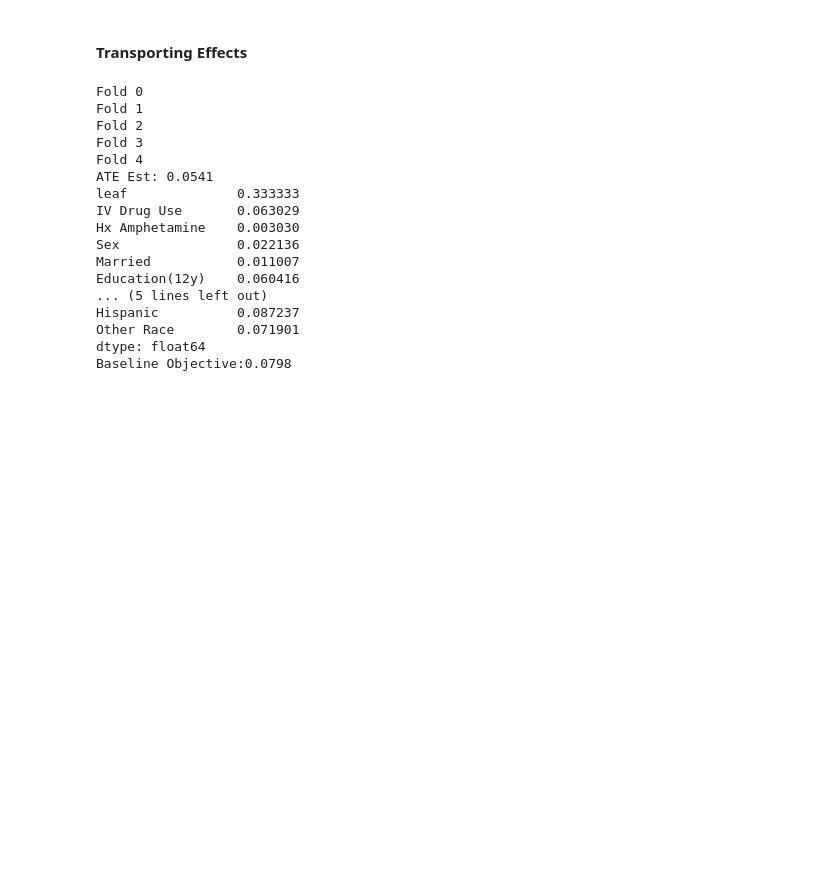
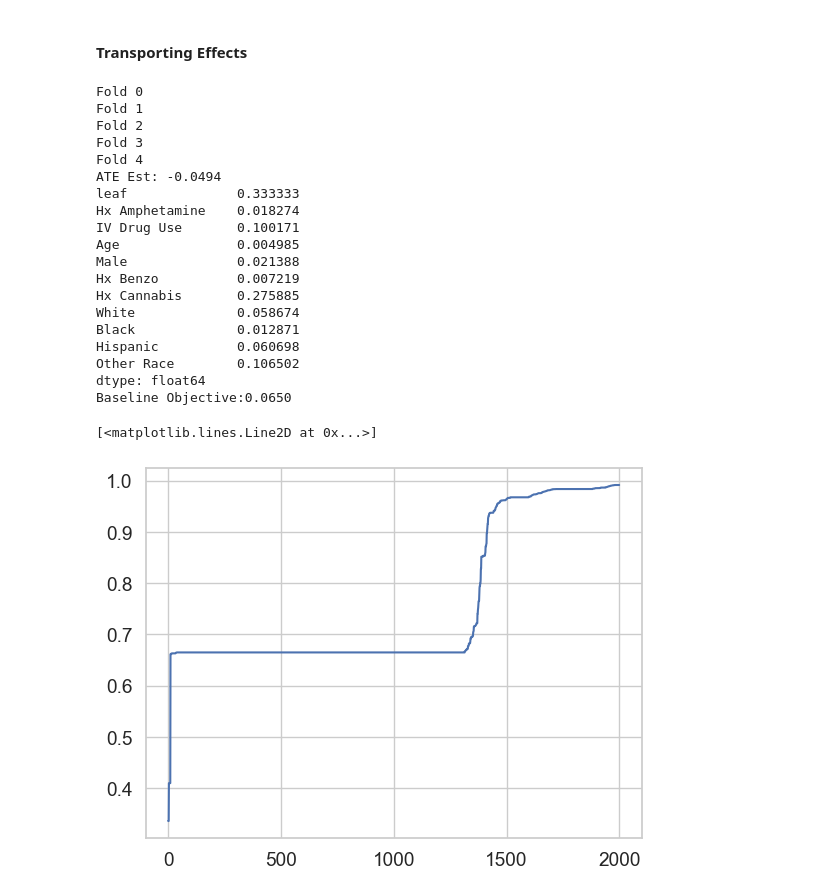
Before and after one commit to harsh-parikh/fuse, a Jupyter notebook: tedsa_analysis.ipynb, the cells around one changed output. Cells and saved outputs as stored; diff of their text form; code cells hidden in the pictures; blank space fills up the shorter version.

```diff
--- a/tedsa_analysis.ipynb
+++ b/tedsa_analysis.ipynb
@@ -104,5 +104,5 @@ ct94_cc.groupby(by="med_met").mean()[outcome_cols]
 # %%
-df_tedsa_cc = df_tedsa[common_cols]
+df_tedsa_cc = df_tedsa[common_cols].drop(columns=["edu", "mar"])
 df_tedsa_cc["S"] = 0
 # invert age categories
 df_tedsa_cc["age"].replace(
@@ -123,12 +123,12 @@ df_tedsa_cc["age"].replace(
     inplace=True,
 )
 
-df_tedsa_cc["mar"].loc[(1 - df_tedsa_cc["mar"].isna()) == 1] = (
-    df_tedsa_cc["mar"] == 1.0
-).astype(int)
-df_tedsa_cc["edu"].loc[(1 - df_tedsa_cc["edu"].isna()) == 1] = (
-    df_tedsa_cc["edu"] >= 2.0
-).astype(int)
+# df_tedsa_cc["mar"].loc[(1 - df_tedsa_cc["mar"].isna()) == 1] = (
+#     df_tedsa_cc["mar"] == 1.0
+# ).astype(int)
+# df_tedsa_cc["edu"].loc[(1 - df_tedsa_cc["edu"].isna()) == 1] = (
+#     df_tedsa_cc["edu"] >= 2.0
+# ).astype(int)
 # %%
 df_primary = pd.concat([df_tedsa_cc.sample(frac=1, replace=False), ct94_cc])
 
@@ -145,7 +145,7 @@ T = df_[treatment]  # indicator for the treatment
 data_dummy = pd.get_dummies(data, columns=["xrace"])
 data_dummy.rename(
     columns={
-        "sex": "Sex",
+        "sex": "Male",
         "age": "Age",
         "ivdrug": "IV Drug Use",
         "bamphetamine30_base": "Hx Amphetamine",
@@ -155,8 +155,8 @@ data_dummy.rename(
         "xrace_2": "Black",
         "xrace_3": "Hispanic",
         "xrace_4": "Other Race",
-        "mar": "Married",
-        "edu": "Education(12y)",
+        # "mar": "Married",
+        # "edu": "Education(12y)",
     },
     inplace=True,
 )
@@ -273,10 +214,10 @@ D_rash, D_forest, w_forest, rashomon_set, f, testing_data = learn.forest_opt(
     treatment=treatment,
     sample=sample,
     leaf_proba=0.5,
-    num_trees=4000,
-    vote_threshold=3 / 4,
+    num_trees=5000,
+    vote_threshold=5 / 10,
     # top_k_trees=True,
-    # k=50,
+    # k=5,
 )
 
 baseline_loss = np.sqrt(np.sum(D_forest["vsq"]) / ((D_forest.shape[0] ** 2)))
@@ -287,15 +228,28 @@ Fold 1
 Fold 2
 Fold 3
 Fold 4
-ATE Est: 0.0541
+ATE Est: -0.0494
 leaf              0.333333
-IV Drug Use       0.063029
-Hx Amphetamine    0.003030
-Sex               0.022136
-Married           0.011007
-Education(12y)    0.060416
-... (5 lines left out)
-Hispanic          0.087237
-Other Race        0.071901
+Hx Amphetamine    0.018274
+IV Drug Use       0.100171
+Age               0.004985
+Male              0.021388
+Hx Benzo          0.007219
+Hx Cannabis       0.275885
+White             0.058674
+Black             0.012871
+Hispanic          0.060698
+Other Race        0.106502
 dtype: float64
-Baseline Objective:0.0798
+Baseline Objective:0.0650
+# %%
+local_obj = pd.DataFrame(
+    np.array([w_forest[i]["local objective"] for i in range(len(w_forest))]),
+    columns=["Objective"],
+).sort_values(by="Objective")
+
+top_k = 2000
+plt.plot((local_obj.iloc[:top_k] / baseline_loss)["Objective"].values)
+# %% [output]
+[<matplotlib.lines.Line2D at 0x...>]
+[figure, added]
```
Also changed, not shown: parts of 12 cells of this notebook, 4 other files.
